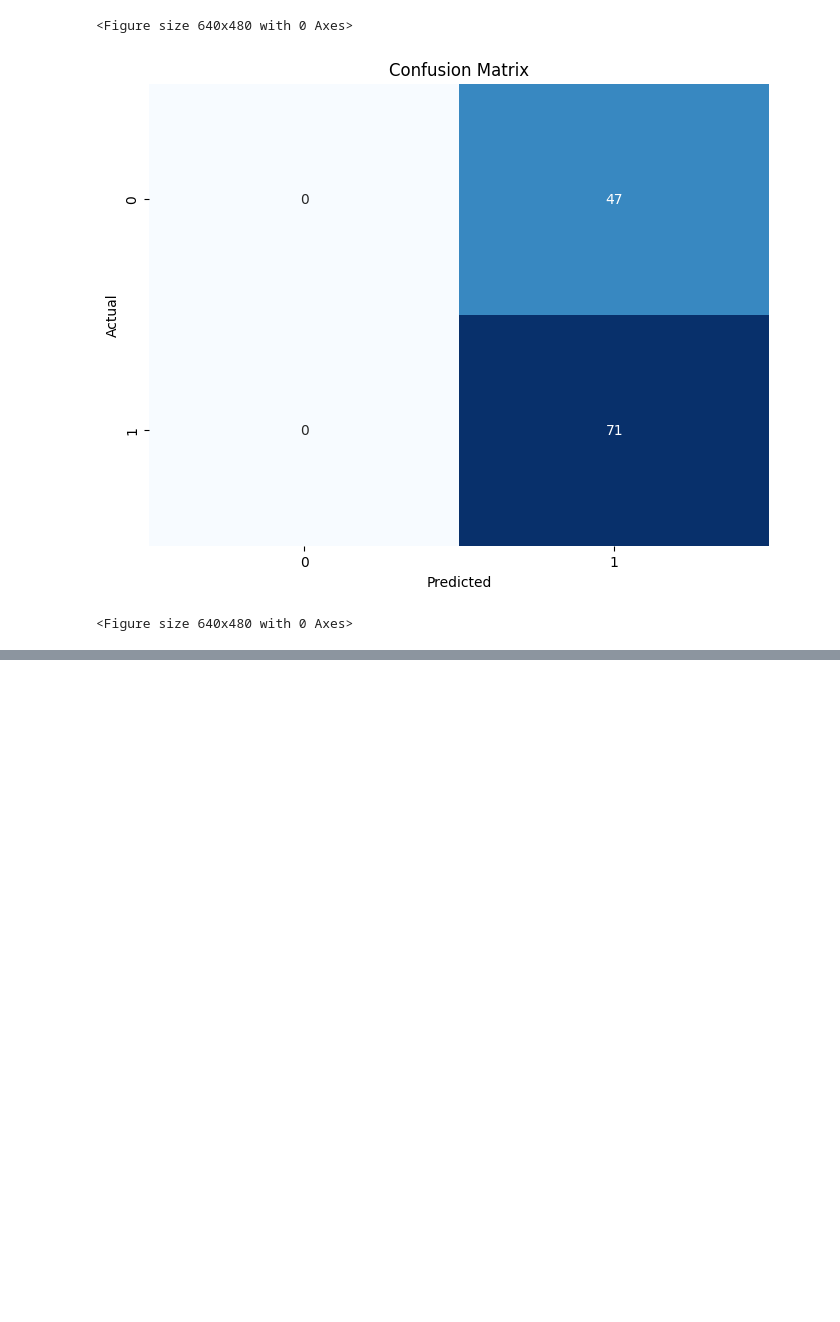
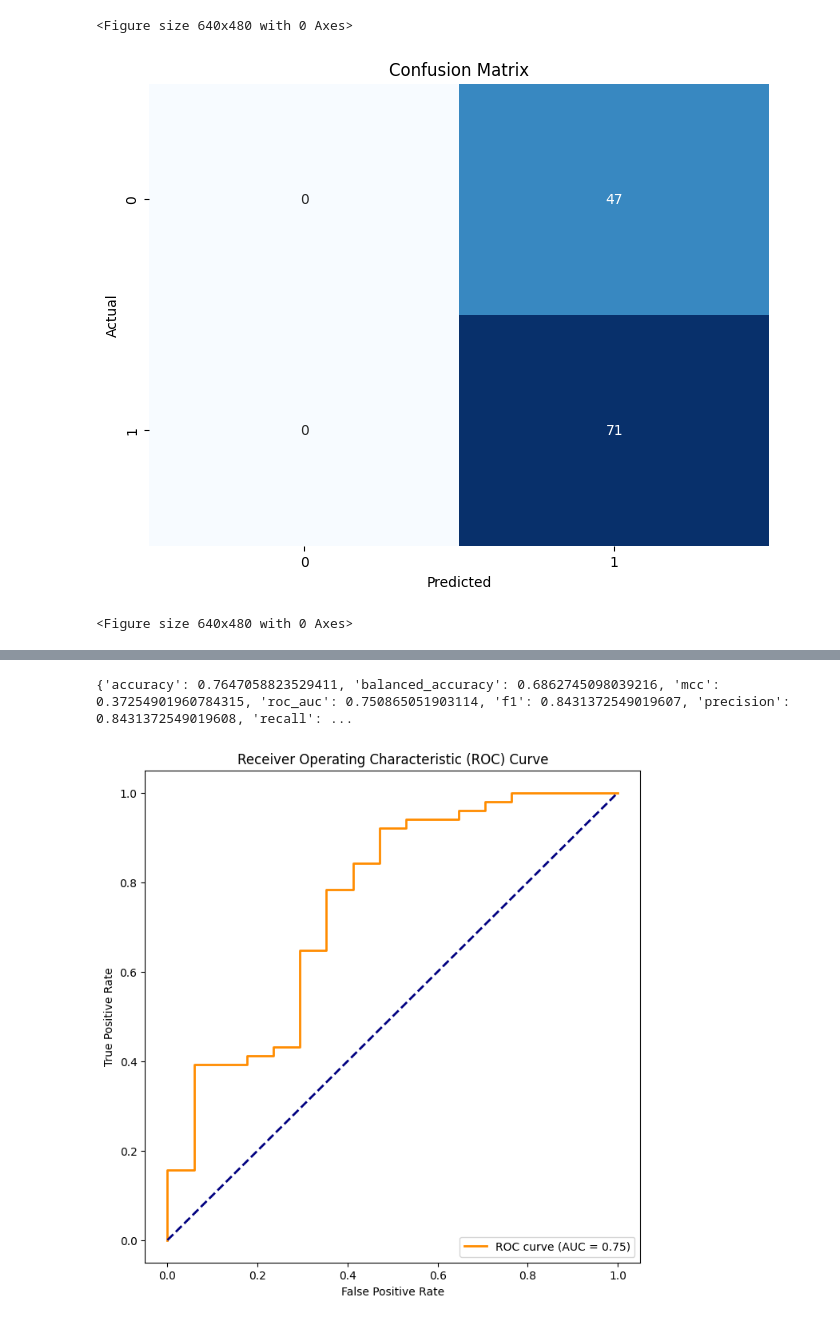
Before and after one commit to ersilia-os/eos7e3s, a Jupyter notebook: model/framework/code/01_model_training.ipynb, the cells around one changed output, grey strips where cells are left out. Cells and saved outputs as stored; diff of their text form; code cells hidden in the pictures; blank space fills up the shorter version.

```diff
--- a/model/framework/code/01_model_training.ipynb
+++ b/model/framework/code/01_model_training.ipynb
@@ -1081,0 +1133,3 @@ plt.savefig("../figures/ersilia_AutoGluon_confusion_matrix.png")
+# %%
+y = X['outcome']
+print(type(y),y.shape)
@@ -1081,0 +1138,3 @@ plt.savefig("../figures/ersilia_AutoGluon_confusion_matrix.png")
+# %%
+from sklearn.model_selection import train_test_split
+x_train, x_test, y_train, y_test = train_test_split(X,y,test_size=0.20)
@@ -1081,0 +1145,9 @@ plt.savefig("../figures/ersilia_AutoGluon_confusion_matrix.png")
+# %%
+label='outcome'
+# %%
+fit_args = {}
+fit_args['time_limit'] = 90
+
+# Use the TabularPredictor with specified label and eval_metric
+predictor = TabularPredictor(label=label).fit(x_train,presets="best_quality", refit_full=True, **fit_args)
+performance = predictor.evaluate(x_test)
@@ -1081,0 +1172,29 @@ plt.savefig("../figures/ersilia_AutoGluon_confusion_matrix.png")
+# %%
+print(performance)
+# %% [output]
+{'accuracy': 0.7647058823529411, 'balanced_accuracy': 0.6862745098039216, 'mcc': 0.37254901960784315, 'roc_auc': 0.750865051903114, 'f1': 0.8431372549019607, 'precision': 0.8431372549019608, 'recall': ...
+# %%
+from sklearn.metrics import roc_auc_score, roc_curve
+import matplotlib.pyplot as plt
+
+# Assuming 'outcome' is the target column in your dataset
+y_true = x_test['outcome']
+y_scores = predictor.predict_proba(x_test.drop(columns=[label])).iloc[:, 1]  # Probability of positive class
+
+# Calculate ROC-AUC score
+roc_auc = roc_auc_score(y_true, y_scores)
+
+# Calculate ROC curve
+fpr, tpr, _ = roc_curve(y_true, y_scores)
+
+# Plot ROC curve
+plt.figure(figsize=(8, 8))
+plt.plot(fpr, tpr, color='darkorange', lw=2, label=f'ROC curve (AUC = {roc_auc:.2f})')
+plt.plot([0, 1], [0, 1], color='navy', lw=2, linestyle='--')
+plt.xlabel('False Positive Rate')
+plt.ylabel('True Positive Rate')
+plt.title('Receiver Operating Characteristic (ROC) Curve')
+plt.legend(loc='lower right')
+plt.show()
+# %% [output]
+[figure, added]
```
Also changed, not shown: parts of 12 cells of this notebook, 11 other files.
